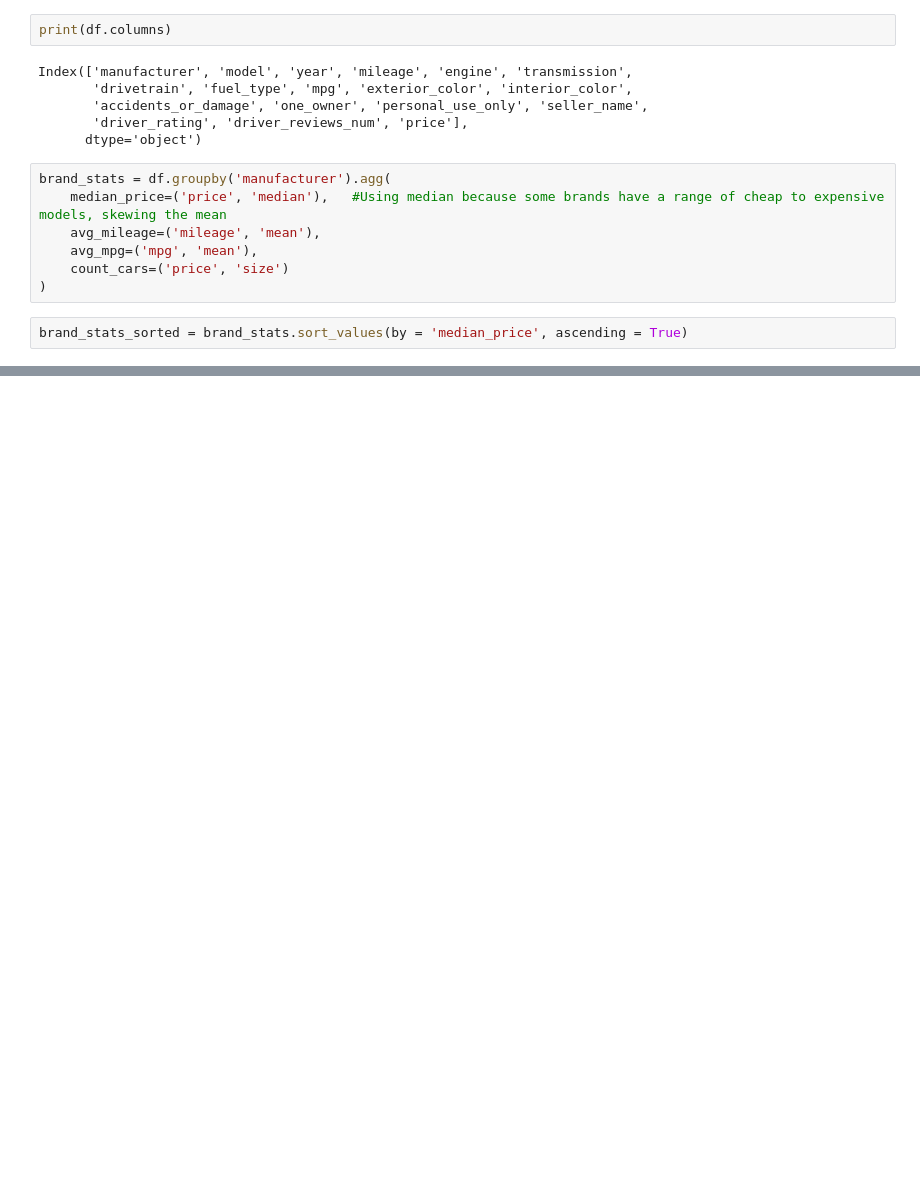
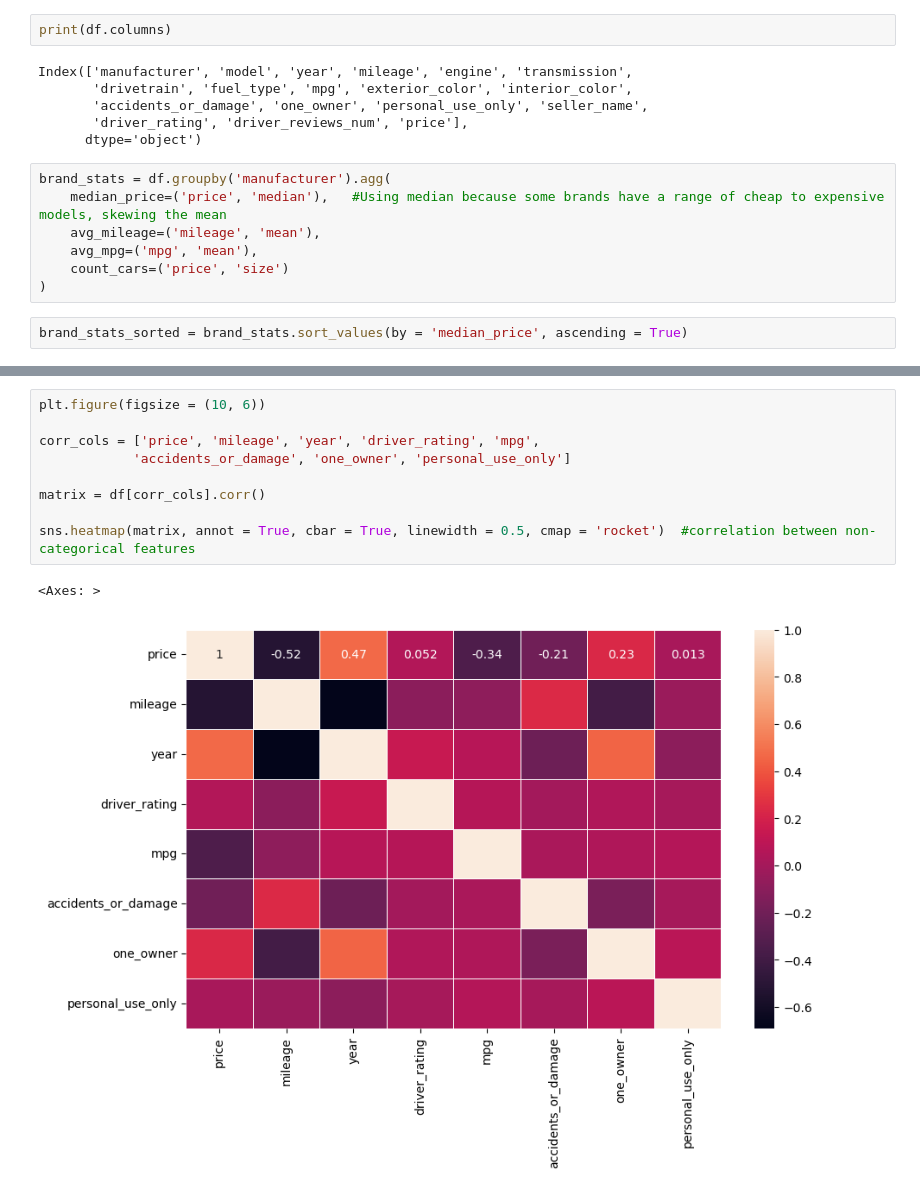
Before and after one commit to adarsh-makarla/Used-Car-Selector, a Jupyter notebook: Used Car Selector.ipynb, the cells around one changed output, grey strips where cells are left out. Saved outputs shown, nothing was run; the diff lists cells and outputs as text; blank space fills up the shorter version.

```diff
--- a/Used Car Selector.ipynb
+++ b/Used Car Selector.ipynb
@@ -245,0 +256,12 @@ plt.show()
+# %%
+plt.figure(figsize = (10, 6))
+
+corr_cols = ['price', 'mileage', 'year', 'driver_rating', 'mpg',
+            'accidents_or_damage', 'one_owner', 'personal_use_only']
+
+matrix = df[corr_cols].corr()
+
+sns.heatmap(matrix, annot = True, cbar = True, linewidth = 0.5, cmap = 'rocket')  #correlation between non-categorical features
+# %% [output]
+<Axes: >
+[figure, added]
```
Also changed, not shown: parts of 10 cells of this notebook.
